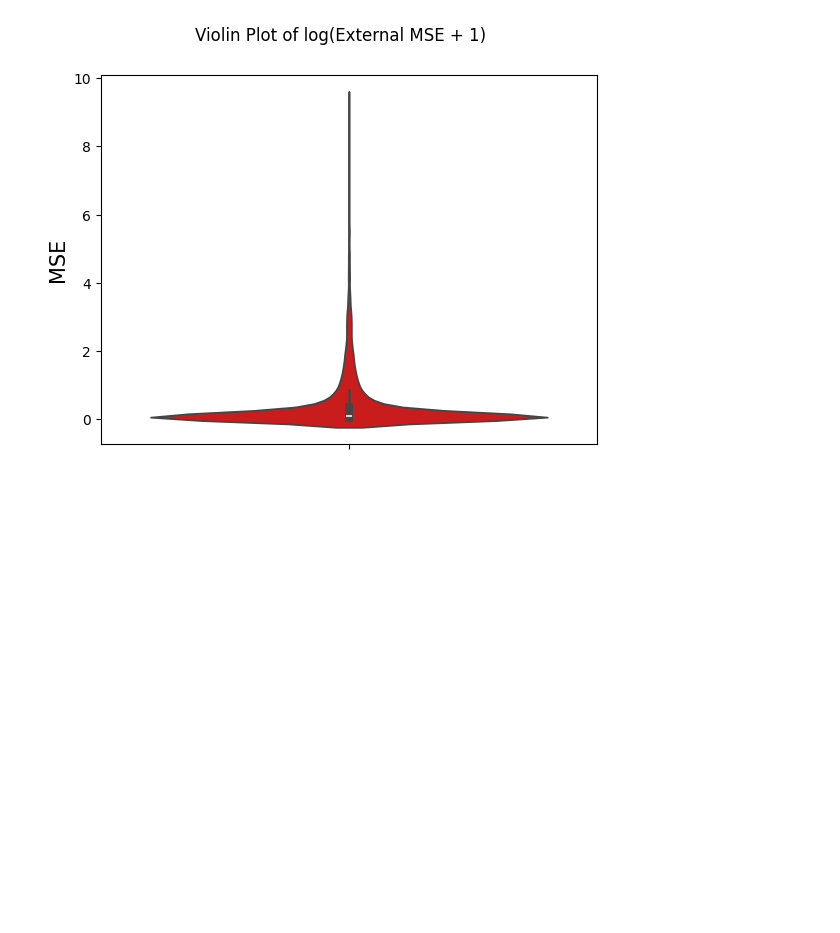
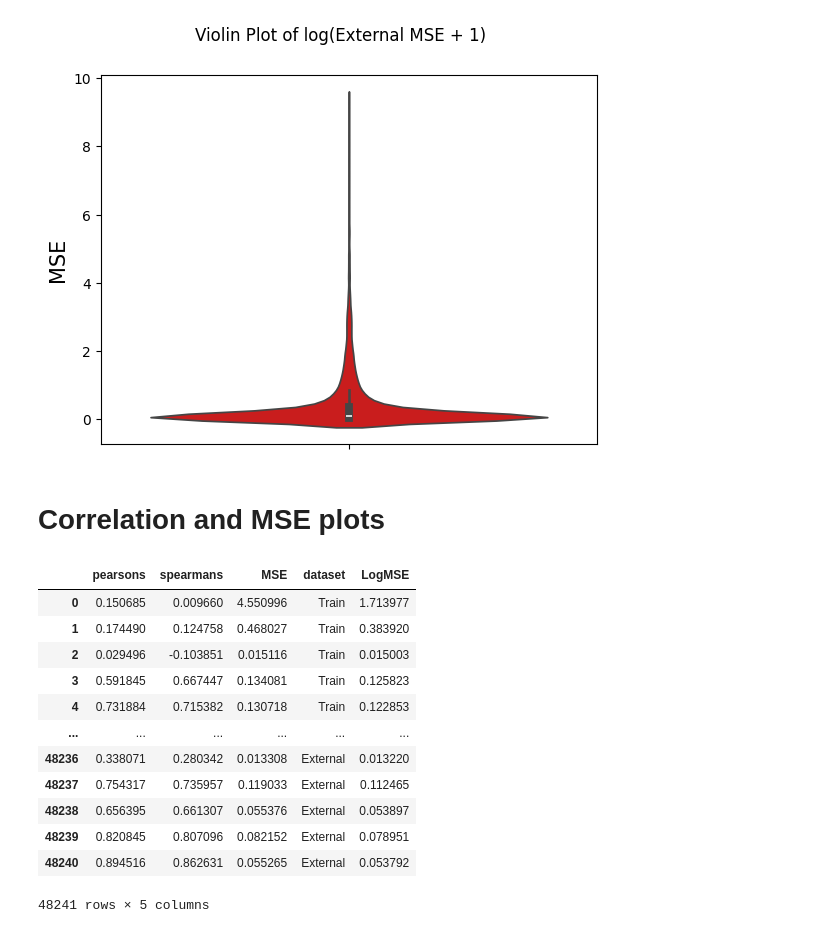
Before and after one commit to Alexander-Broadley/Zhang_lab_rotation, a Jupyter notebook: MML_model/model_evaluation/MML_results_plots.ipynb, the cells around one changed output. Cells and saved outputs as stored; diff of their text form; code cells hidden in the pictures; blank space fills up the shorter version.

```diff
--- a/MML_model/model_evaluation/MML_results_plots.ipynb
+++ b/MML_model/model_evaluation/MML_results_plots.ipynb
@@ -149,3 +116,5 @@ Passing `palette` without assigning `hue` is deprecated and will be removed in v
 
   ax = sns.violinplot(data = external_res, y="log", palette=['#e60000'])
 [figure]
+# %% [markdown]
+# Correlation and MSE plots
@@ -151,0 +127,16 @@ Passing `palette` without assigning `hue` is deprecated and will be removed in v
+# %%
+genewise_correlations
+# %% [output]
+|  | pearsons | spearmans | MSE | dataset | LogMSE |
+| 0 | 0.150685 | 0.009660 | 4.550996 | Train | 1.713977 |
+| 1 | 0.174490 | 0.124758 | 0.468027 | Train | 0.383920 |
+| 2 | 0.029496 | -0.103851 | 0.015116 | Train | 0.015003 |
+| 3 | 0.591845 | 0.667447 | 0.134081 | Train | 0.125823 |
+| 4 | 0.731884 | 0.715382 | 0.130718 | Train | 0.122853 |
+| ... | ... | ... | ... | ... | ... |
+| 48236 | 0.338071 | 0.280342 | 0.013308 | External | 0.013220 |
+| 48237 | 0.754317 | 0.735957 | 0.119033 | External | 0.112465 |
+| 48238 | 0.656395 | 0.661307 | 0.055376 | External | 0.053897 |
+| 48239 | 0.820845 | 0.807096 | 0.082152 | External | 0.078951 |
+| 48240 | 0.894516 | 0.862631 | 0.055265 | External | 0.053792 |
+48241 rows × 5 columns
```
Also changed, not shown: parts of 17 cells of this notebook, 8 other files.
